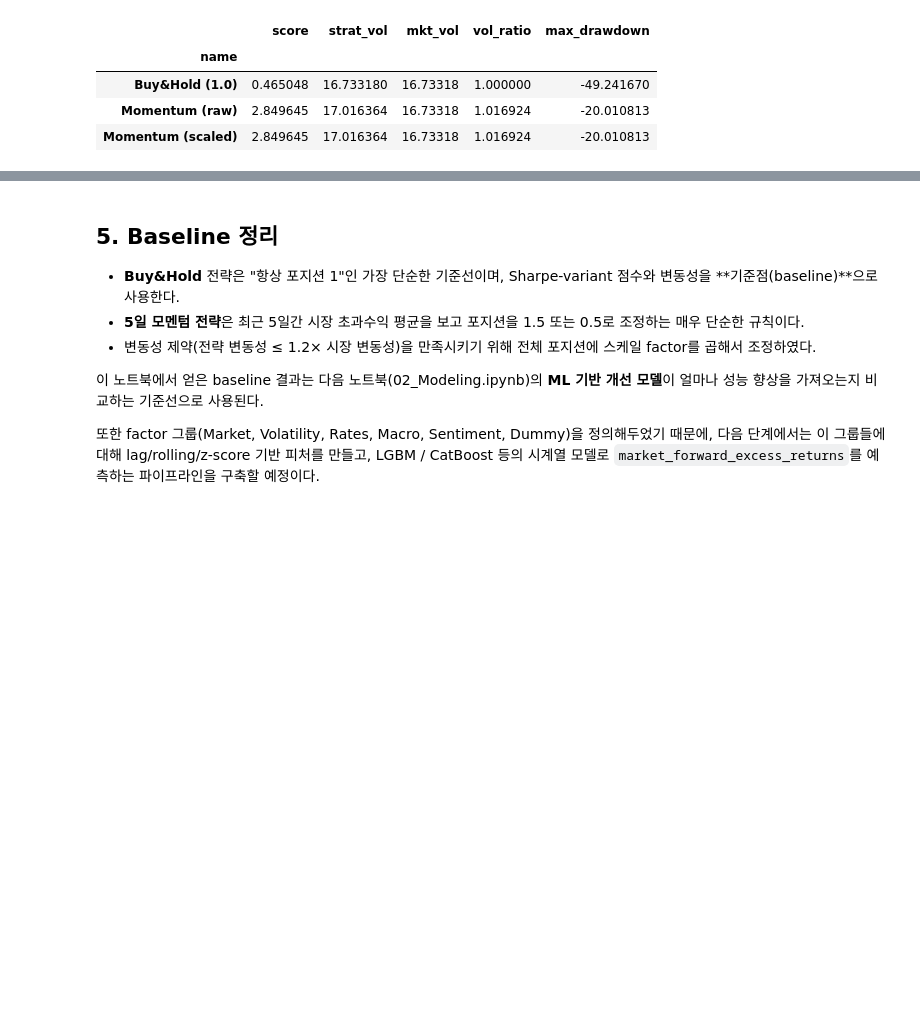
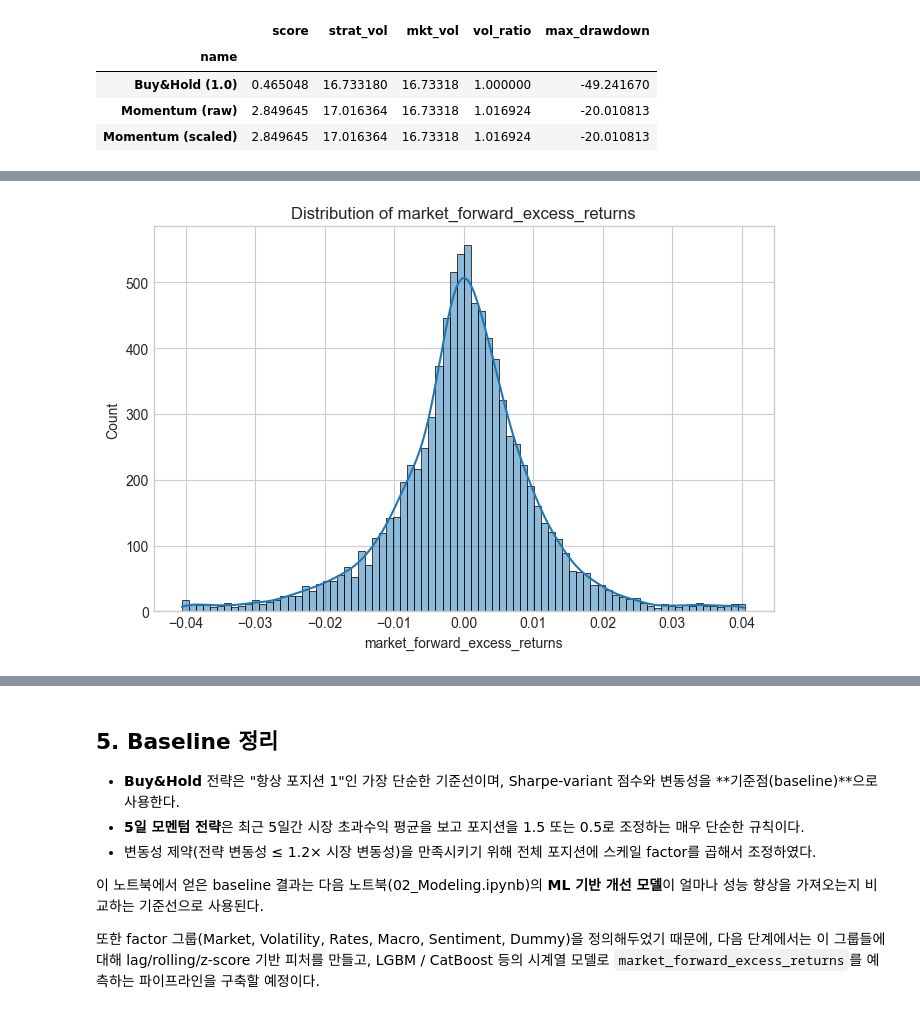
Before and after one commit to MachineLearningProject-2025/proj4, a Jupyter notebook: notebooks/01_eda_baseline.ipynb, the cells around one changed output, grey strips where cells are left out. Drawn from its saved outputs; the diff is of its cells as text; code cells hidden in the pictures; blank space fills up the shorter version.

```diff
--- a/notebooks/01_eda_baseline.ipynb
+++ b/notebooks/01_eda_baseline.ipynb
@@ -435,0 +462,11 @@ summary.set_index("name")
+# %%
+# 3-2. 타깃 분포 (히스토그램 + KDE)
+def plot_target_distribution(df: pd.DataFrame, col: str = TARGET_COL):
+    fig, ax = plt.subplots(figsize=(8, 5))
+    sns.histplot(df[col].dropna(), bins=80, kde=True, ax=ax)
+    ax.set_title(f"Distribution of {col}")
+    plt.show()
+
+plot_target_distribution(train_df, TARGET_COL)
+# %% [output]
+[figure, added]
```
Also changed, not shown: parts of 6 cells of this notebook, 29 other files.
